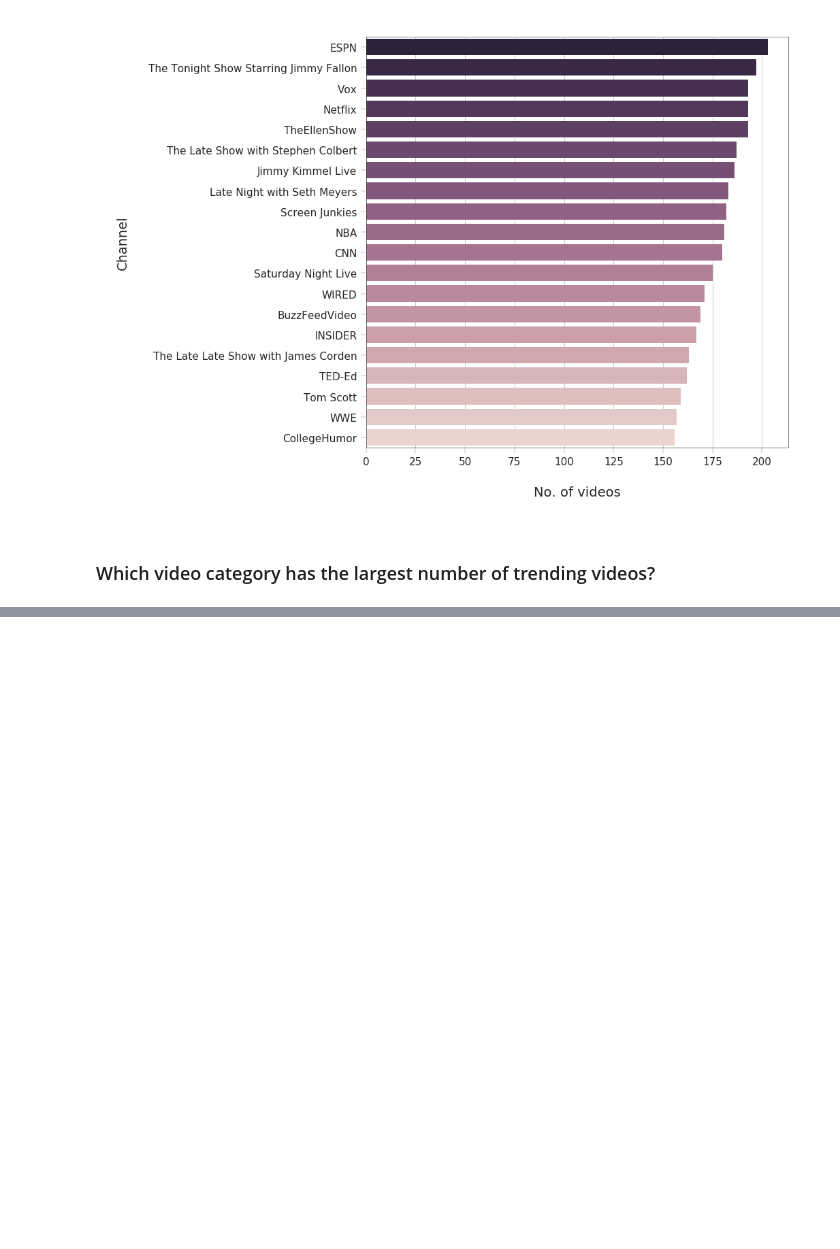
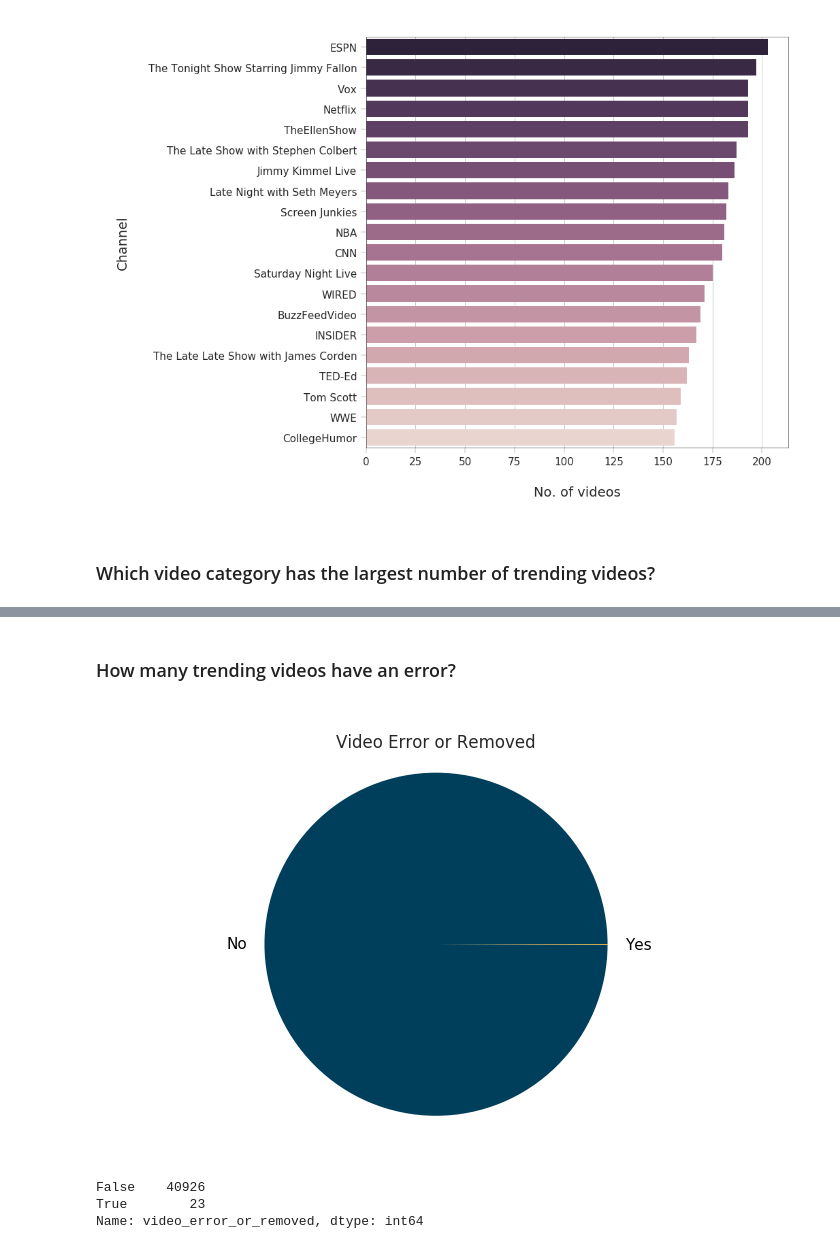
Before and after one commit to raklives/personal-projects, a Jupyter notebook: youtube_trending.ipynb, the cells around one changed output, grey strips where cells are left out. Cells and saved outputs as stored; diff of their text form; code cells hidden in the pictures; blank space fills up the shorter version.

```diff
--- a/youtube_trending.ipynb
+++ b/youtube_trending.ipynb
@@ -428,0 +484,23 @@ _ = ax.set(xlabel='No. of videos', ylabel='Channel')
+# %% [markdown]
+### How many trending videos have an error?
+# %%
+# w'll use the video_error-or_removed column to check for videos that got
+# removed or that had an error
+value_counts = df['video_error_or_removed'].value_counts().to_dict()
+
+fig, ax = plt.subplots()
+_ = ax.pie([value_counts[False], value_counts[True]], labels=['No', 'Yes'],
+           colors=['#003f5c','#ffa600'], textprops={'color': '#040204'})
+_ = ax.axis('equal')
+_ = ax.set_title('Video Error or Removed')
+# %% [output]
+[figure, added]
+# %%
+df['video_error_or_removed'].value_counts()
+
+# out of the 40K plus trending videos, only a small portion had errors
+# or were removed
+# %% [output]
+False    40926
+True        23
+Name: video_error_or_removed, dtype: int64
```
Also changed, not shown: parts of 18 cells of this notebook.
